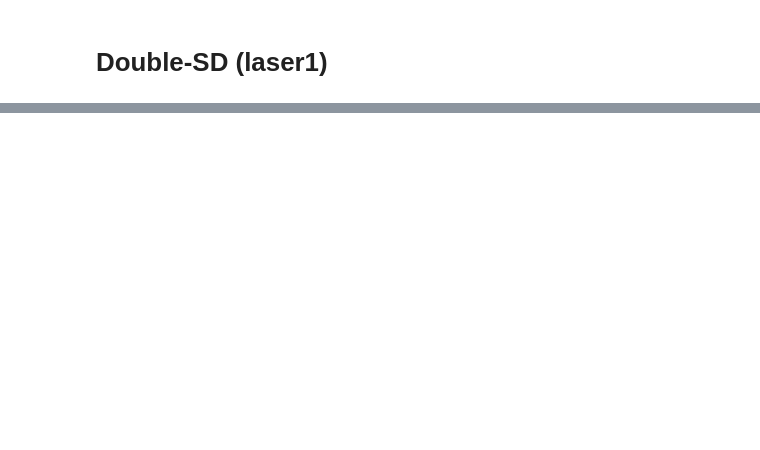
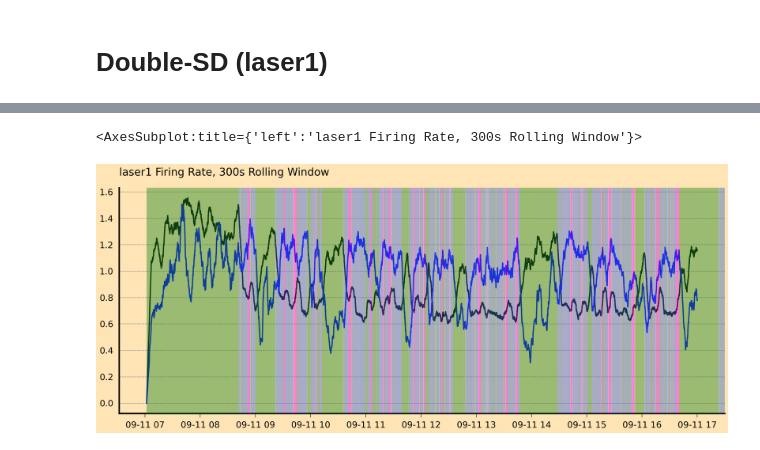
Before and after one commit to kortdriessen/acr, a Jupyter notebook: notebooks/a14_spikes.ipynb, the cells around one changed output, grey strips where cells are left out. Drawn from its saved outputs; the diff is of its cells as text; code cells hidden in the pictures; blank space fills up the shorter version.

Commit message:
major updates for managing hypnograms

```diff
--- a/notebooks/a14_spikes.ipynb
+++ b/notebooks/a14_spikes.ipynb
@@ -197,2 +159,5 @@ ax.set_ylim(0, 7)
 # %% [markdown]
 # Double-SD (laser1)
+# %%
+d['lo'] = au.single_probe_spike_df('ACR_14', 'laser1-NNXo', stim=True)
+d['lr'] = au.single_probe_spike_df('ACR_14', 'laser1-NNXr', stim=True)
@@ -198,0 +173,2 @@ ax.set_ylim(0, 7)
+# %%
+d['lo'].note.fillna('', inplace=True)
@@ -198,0 +191,20 @@ ax.set_ylim(0, 7)
+# %%
+pm = d['lr'].udf.rec('laser1-bl').rolling('300s', on='datetime').count().cluster_id.values.mean()
+om = d['lo'].udf.rec('laser1-bl').rolling('300s', on='datetime').count().cluster_id.values.mean()
+t1 = '2022-09-11 07:00:00'
+t2 = '2022-09-11 17:00:00'
+pdata = d['lr'].udf.ts(t1, t2).rolling('300s', on='datetime').count().cluster_id.values/pm
+odata = d['lo'].udf.ts(t1, t2).rolling('300s', on='datetime').count().cluster_id.values/om
+f, ax = plt.subplots(1, 1, figsize=(20, 8))
+
+ax.plot(d['lr'].udf.ts(t1, t2).datetime.values, pdata, color='k')
+ax.plot(d['lo'].udf.ts(t1, t2).datetime.values, odata, color='blue')
+
+#stim_borders = d['lo'].udf.stim().datetime.values.min(), d['lo'].udf.stim().datetime.values.max()
+#ax.axvspan(stim_borders[0], stim_borders[1], color='skyblue', alpha=0.5)
+
+ax.set_title('laser1 Firing Rate, 300s Rolling Window')
+kx.plots.shade_hypno_for_me(hyp['laser1-bl'], ax)
+# %% [output]
+<AxesSubplot:title={'left':'laser1 Firing Rate, 300s Rolling Window'}>
+[figure, added]
```
Also changed, not shown: parts of 30 cells of this notebook, 5 other files.
